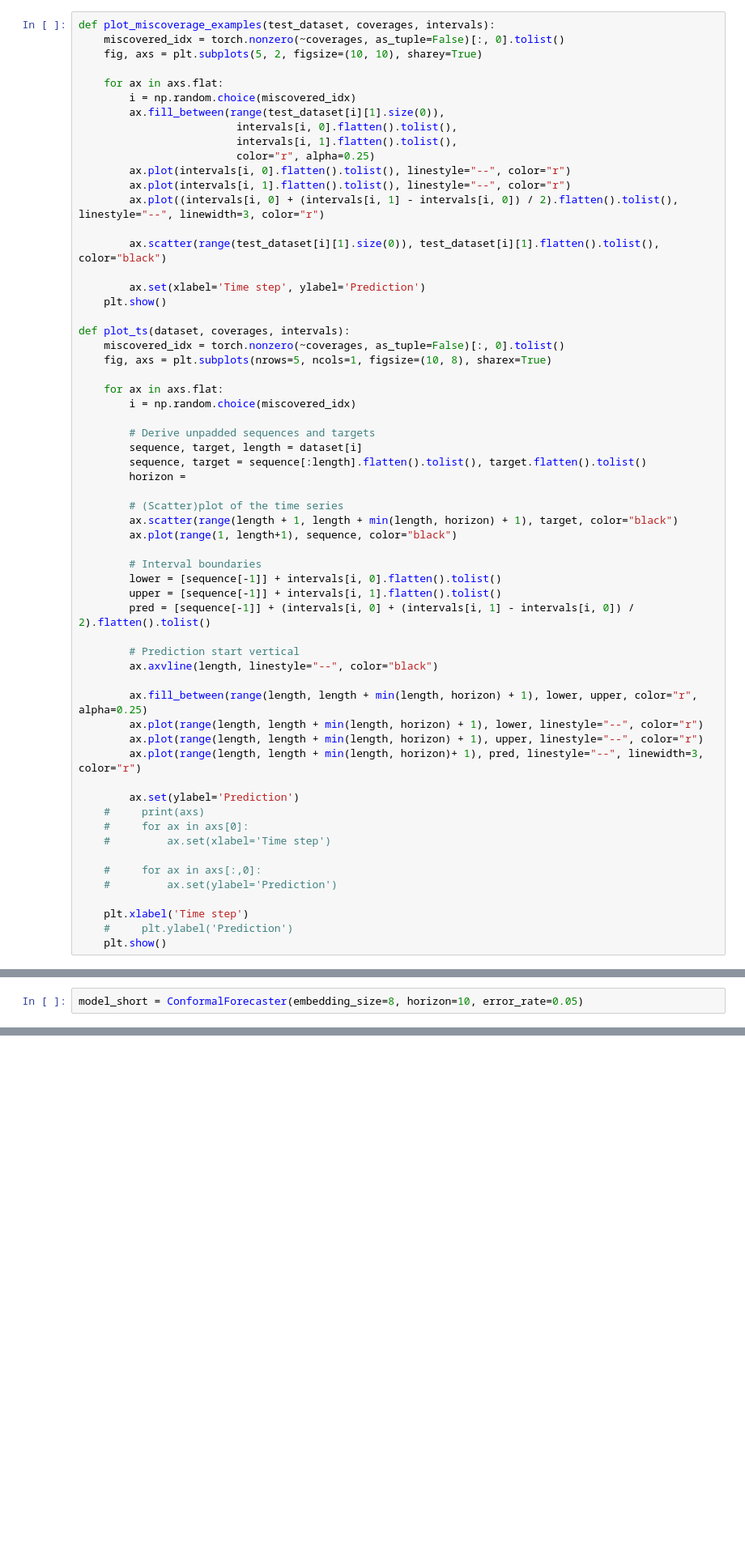
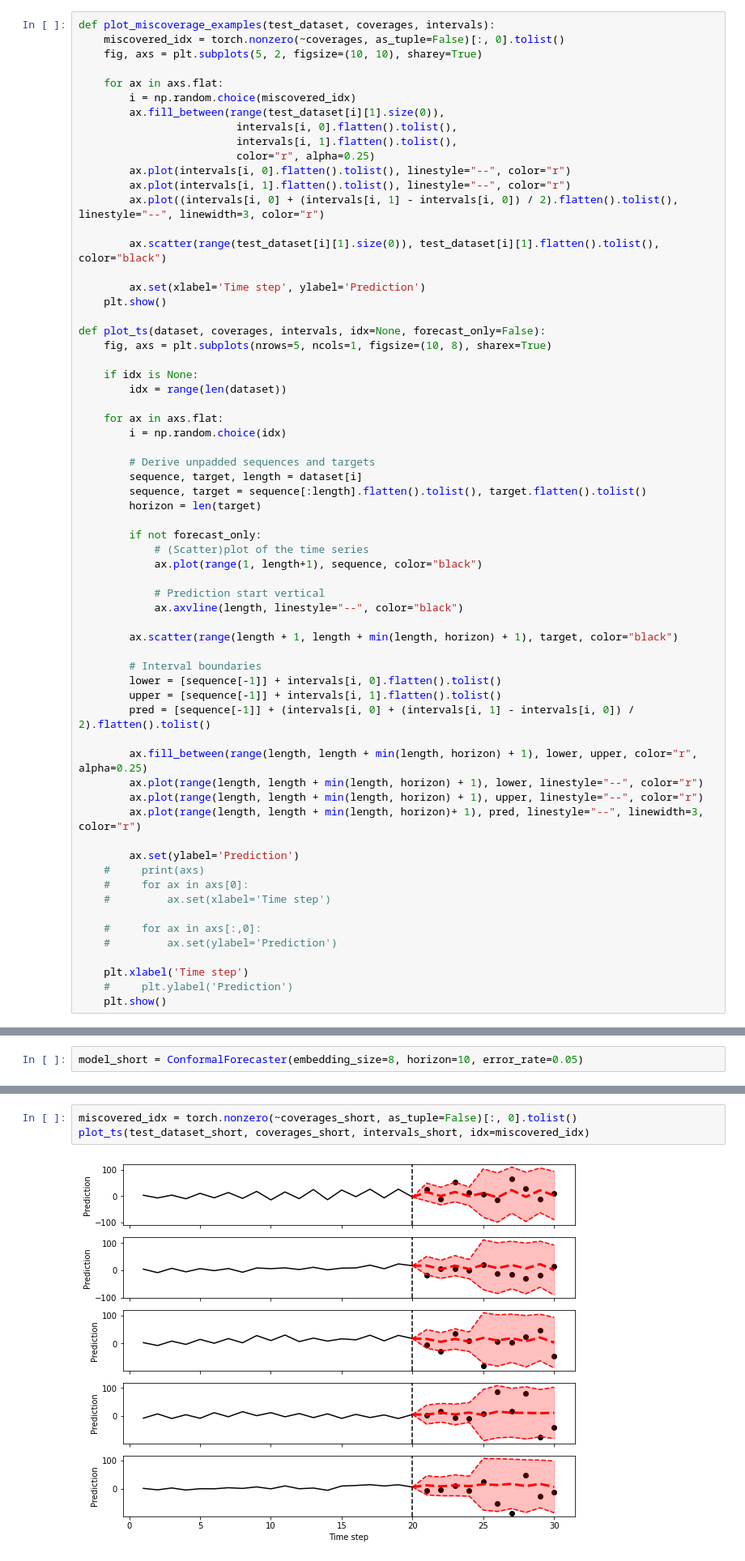
Before and after one commit to kamilest/conformal-rnn, a Jupyter notebook: conformal.ipynb, the cells around one changed output, grey strips where cells are left out. Shown at 81% size. Drawn from its saved outputs; the diff is of its cells as text; blank space fills up the shorter version.

Commit message:
Optional forecast_only argument in plot_ts.

```diff
--- a/conformal.ipynb
+++ b/conformal.ipynb
@@ -25,29 +25,33 @@ def plot_miscoverage_examples(test_dataset, coverages, intervals):
         ax.set(xlabel='Time step', ylabel='Prediction')
     plt.show()
 
-def plot_ts(dataset, coverages, intervals):
-    miscovered_idx = torch.nonzero(~coverages, as_tuple=False)[:, 0].tolist()
+def plot_ts(dataset, coverages, intervals, idx=None, forecast_only=False):
     fig, axs = plt.subplots(nrows=5, ncols=1, figsize=(10, 8), sharex=True)
 
+    if idx is None:
+        idx = range(len(dataset))
+
     for ax in axs.flat:
-        i = np.random.choice(miscovered_idx)
+        i = np.random.choice(idx)
 
         # Derive unpadded sequences and targets
         sequence, target, length = dataset[i]
         sequence, target = sequence[:length].flatten().tolist(), target.flatten().tolist()
-        horizon =
+        horizon = len(target)
 
-        # (Scatter)plot of the time series
+        if not forecast_only:
+            # (Scatter)plot of the time series
+            ax.plot(range(1, length+1), sequence, color="black")
+
+            # Prediction start vertical
+            ax.axvline(length, linestyle="--", color="black")
+
         ax.scatter(range(length + 1, length + min(length, horizon) + 1), target, color="black")
-        ax.plot(range(1, length+1), sequence, color="black")
 
         # Interval boundaries
         lower = [sequence[-1]] + intervals[i, 0].flatten().tolist()
         upper = [sequence[-1]] + intervals[i, 1].flatten().tolist()
         pred = [sequence[-1]] + (intervals[i, 0] + (intervals[i, 1] - intervals[i, 0]) / 2).flatten().tolist()
-
-        # Prediction start vertical
-        ax.axvline(length, linestyle="--", color="black")
 
         ax.fill_between(range(length, length + min(length, horizon) + 1), lower, upper, color="r", alpha=0.25)
         ax.plot(range(length, length + min(length, horizon) + 1), lower, linestyle="--", color="r")
@@ -142,0 +139,5 @@ plot_ts(test_dataset, coverages, intervals, 20)
+# %%
+miscovered_idx = torch.nonzero(~coverages_short, as_tuple=False)[:, 0].tolist()
+plot_ts(test_dataset_short, coverages_short, intervals_short, idx=miscovered_idx)
+# %% [output]
+[figure, added]
```
Also changed, not shown: parts of 3 cells of this notebook.
